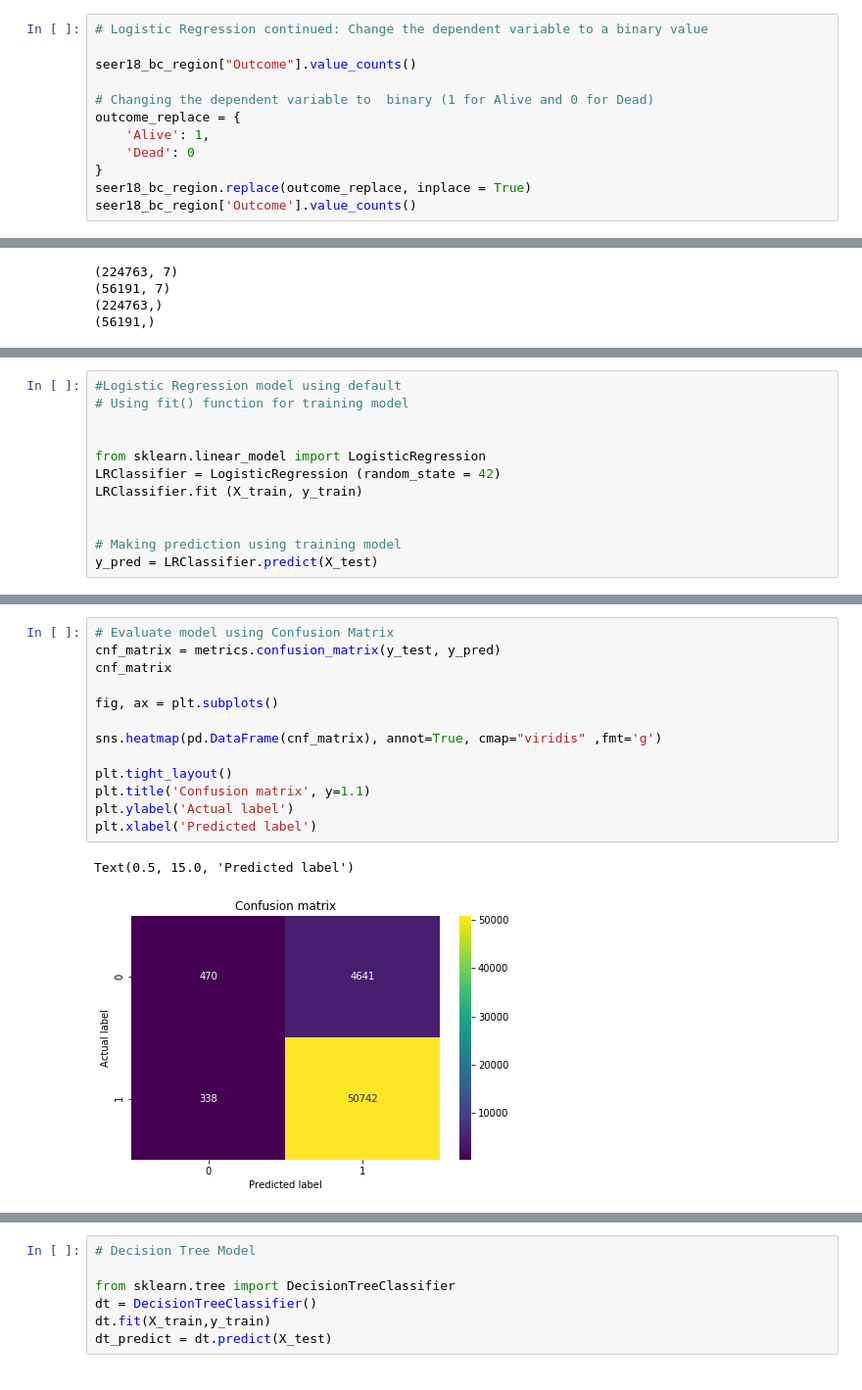
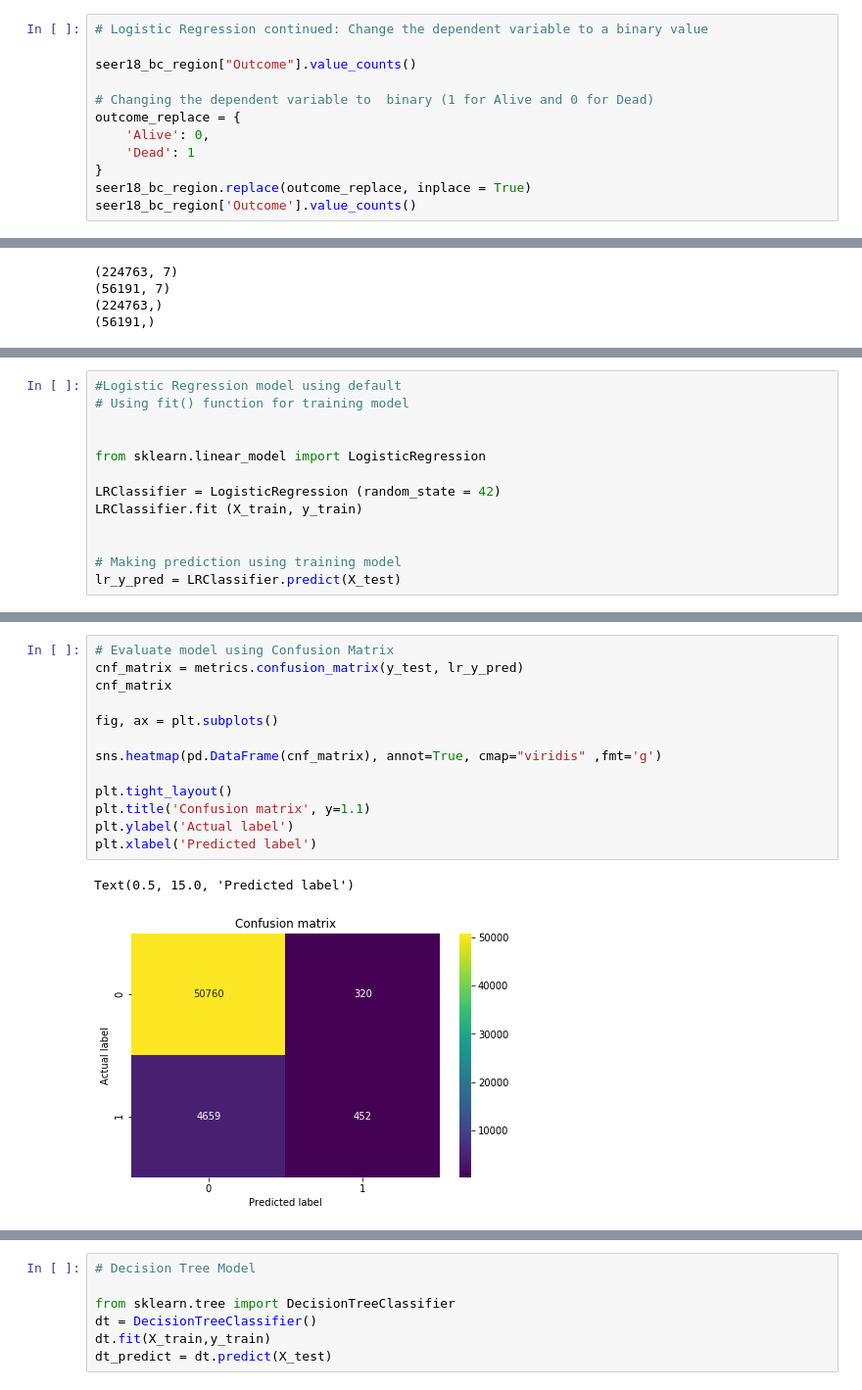
Before and after one commit to shilpakjha/breast_cancer_data_analysis, a Jupyter notebook: bc_analysis_dec2020.ipynb, the cells around one changed output, grey strips where cells are left out. Shown at 98% size. Saved outputs shown, nothing was run; the diff lists cells and outputs as text.

```diff
--- a/bc_analysis_dec2020.ipynb
+++ b/bc_analysis_dec2020.ipynb
@@ -1308,8 +1310,8 @@ seer18_bc_region["Outcome"].value_counts()
 
 # Changing the dependent variable to  binary (1 for Alive and 0 for Dead)
 outcome_replace = {
-    'Alive': 1,
-    'Dead': 0
+    'Alive': 0,
+    'Dead': 1
 }
 seer18_bc_region.replace(outcome_replace, inplace = True)
 seer18_bc_region['Outcome'].value_counts()
@@ -1497,9 +1507,10 @@ print(y_test.shape)
 
 
 from sklearn.linear_model import LogisticRegression
+
 LRClassifier = LogisticRegression (random_state = 42)
 LRClassifier.fit (X_train, y_train)
 
 
 # Making prediction using training model
-y_pred = LRClassifier.predict(X_test)
+lr_y_pred = LRClassifier.predict(X_test)
@@ -1506,17 +1524,17 @@ y_pred = LRClassifier.predict(X_test)
 # %%
 # Evaluate model using Confusion Matrix
-cnf_matrix = metrics.confusion_matrix(y_test, y_pred)
+cnf_matrix = metrics.confusion_matrix(y_test, lr_y_pred)
 cnf_matrix
 
 fig, ax = plt.subplots()
 
 sns.heatmap(pd.DataFrame(cnf_matrix), annot=True, cmap="viridis" ,fmt='g')
 
 plt.tight_layout()
 plt.title('Confusion matrix', y=1.1)
 plt.ylabel('Actual label')
 plt.xlabel('Predicted label')
 # %% [output]
 Text(0.5, 15.0, 'Predicted label')
-[figure, old version]
+[figure, new version]
 # %%
```
Also changed, not shown: parts of 14 cells of this notebook.
